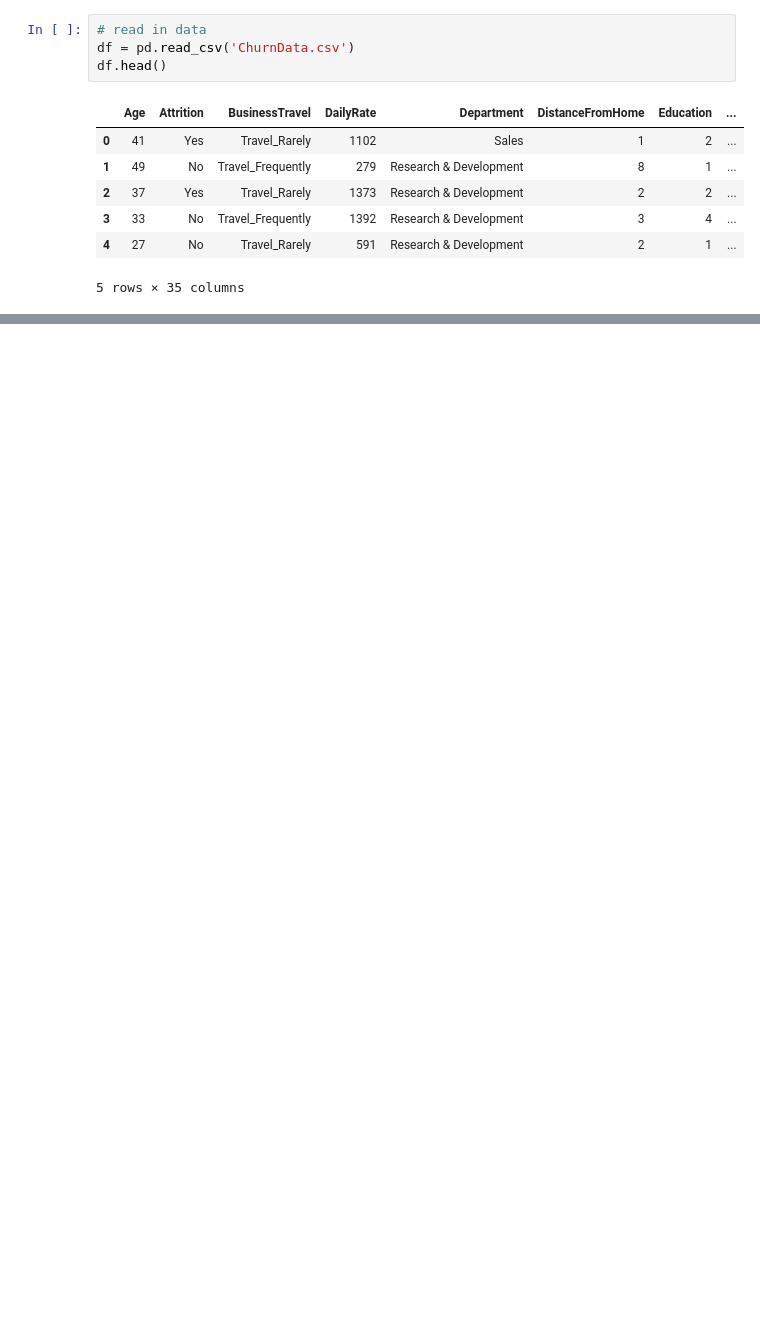
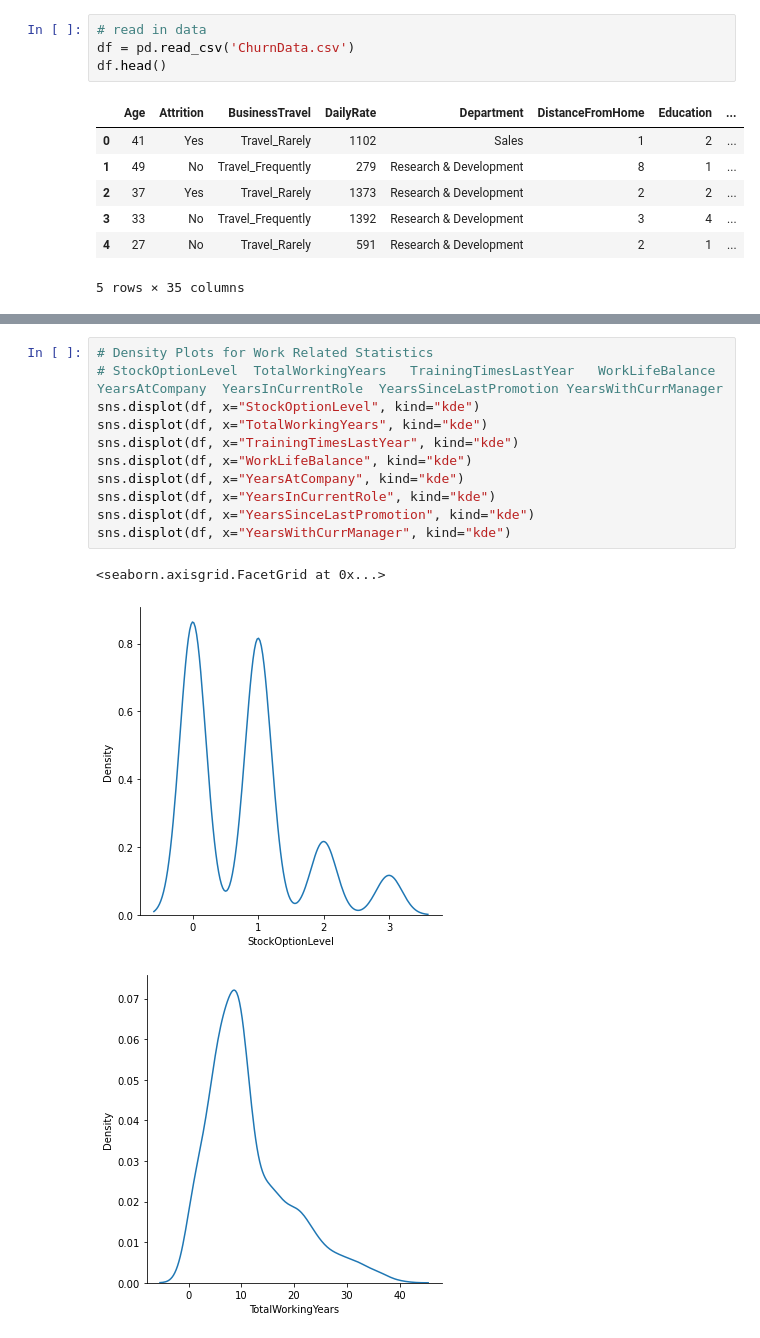
Before and after one commit to trevormcglaflin/PredictingEmployeeChurn, a Jupyter notebook: ChurnAnalysis.ipynb, the cells around one changed output, grey strips where cells are left out. Cells and saved outputs as stored; diff of their text form; blank space fills up the shorter version.

```diff
--- a/ChurnAnalysis.ipynb
+++ b/ChurnAnalysis.ipynb
@@ -40,0 +145,15 @@ Text(0.5, 1.0, 'Demographics Correlation Matrix')
+# %%
+# Density Plots for Work Related Statistics
+# StockOptionLevel	TotalWorkingYears	TrainingTimesLastYear	WorkLifeBalance	YearsAtCompany	YearsInCurrentRole	YearsSinceLastPromotion	YearsWithCurrManager
+sns.displot(df, x="StockOptionLevel", kind="kde")
+sns.displot(df, x="TotalWorkingYears", kind="kde")
+sns.displot(df, x="TrainingTimesLastYear", kind="kde")
+sns.displot(df, x="WorkLifeBalance", kind="kde")
+sns.displot(df, x="YearsAtCompany", kind="kde")
+sns.displot(df, x="YearsInCurrentRole", kind="kde")
+sns.displot(df, x="YearsSinceLastPromotion", kind="kde")
+sns.displot(df, x="YearsWithCurrManager", kind="kde")
+# %% [output]
+<seaborn.axisgrid.FacetGrid at 0x...>
+[figure, added]
+[figure, added]
```
Also changed, not shown: parts of 15 cells of this notebook.
